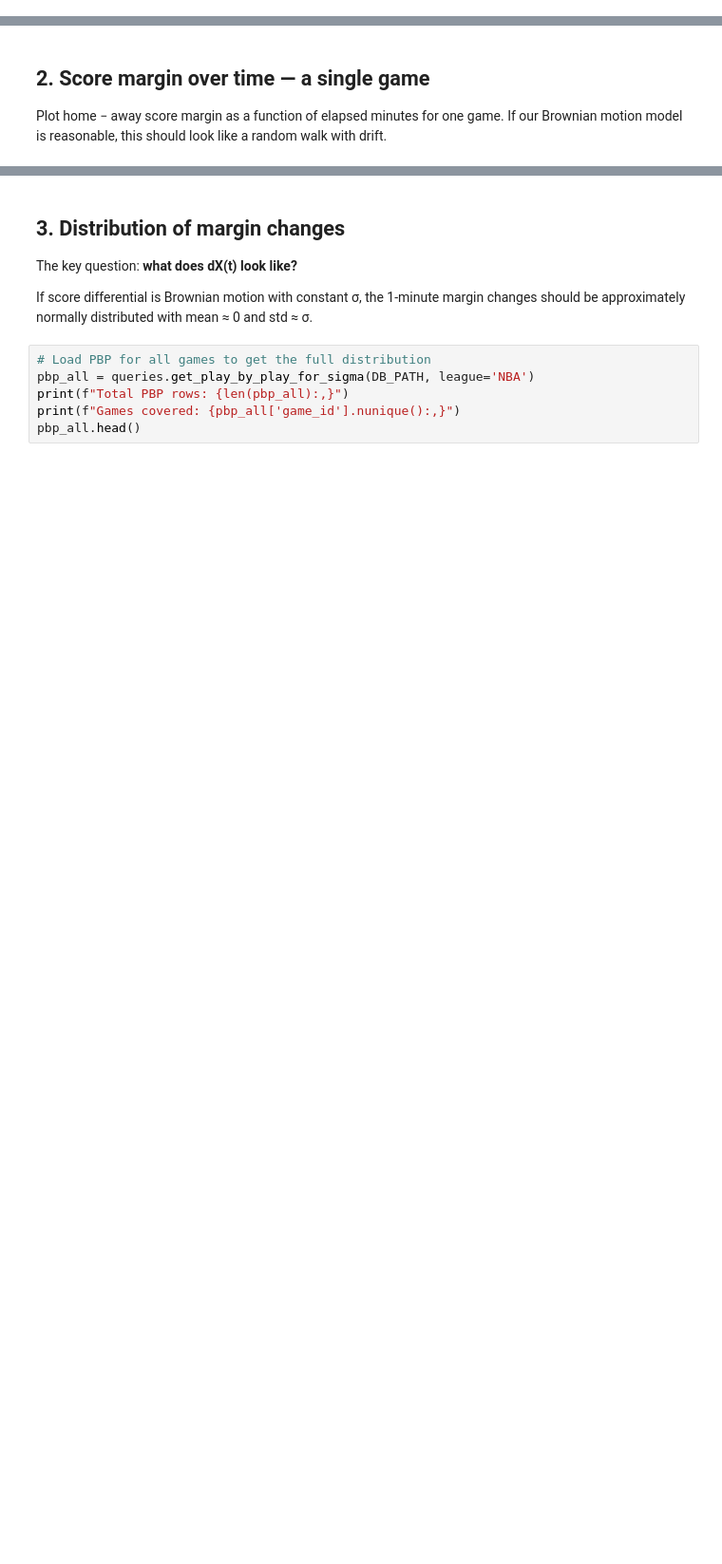
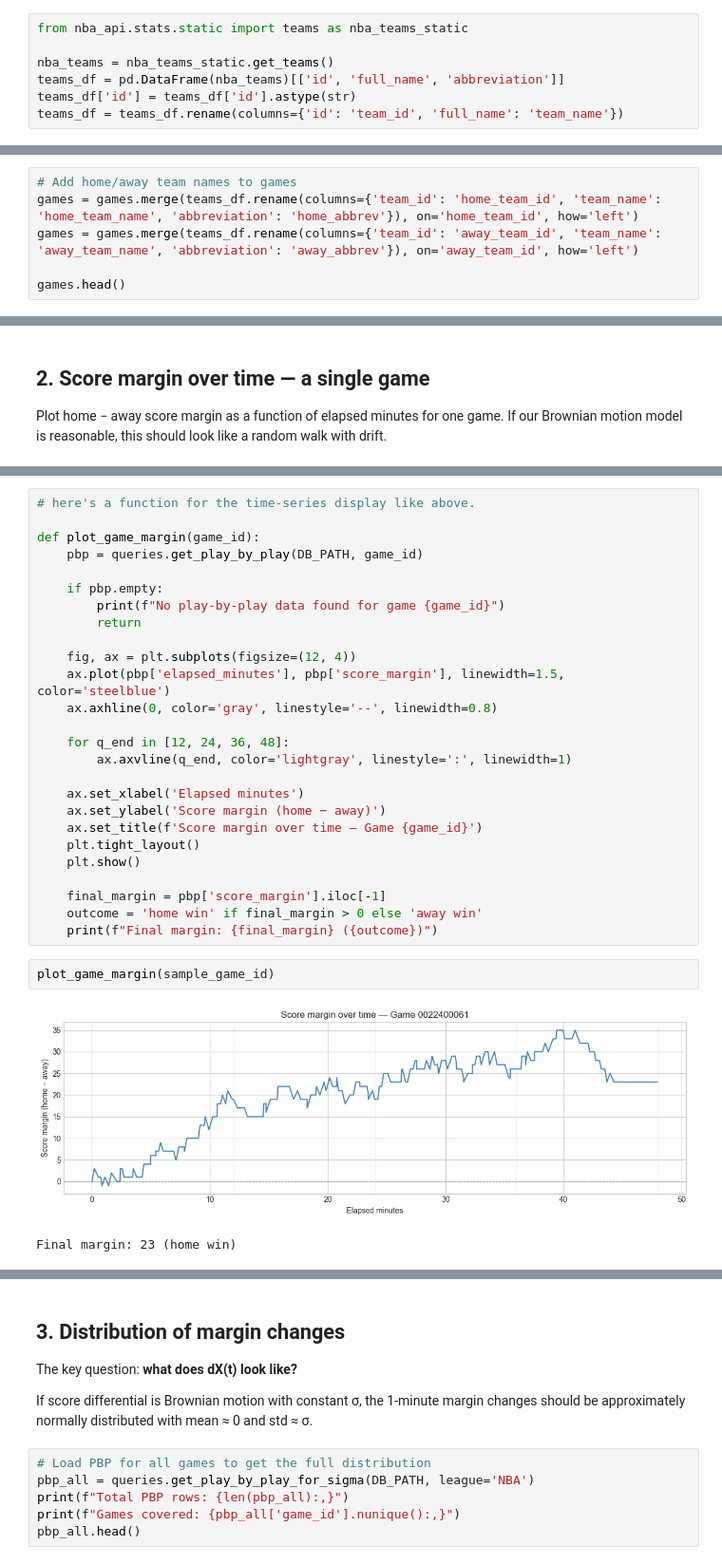
Before and after one commit to MatthewNortonPersonal/sports_quant_lab, a Jupyter notebook: notebooks/01_data_exploration.ipynb, the cells around one changed output, grey strips where cells are left out. Shown at 95% size. Drawn from its saved outputs; the diff is of its cells as text; blank space fills up the shorter version.

Commit message:
initial data exploration and sigma estimation

```diff
--- a/notebooks/01_data_exploration.ipynb
+++ b/notebooks/01_data_exploration.ipynb
@@ -30,0 +35,7 @@ print('Setup complete.')
+# %%
+from nba_api.stats.static import teams as nba_teams_static
+
+nba_teams = nba_teams_static.get_teams()
+teams_df = pd.DataFrame(nba_teams)[['id', 'full_name', 'abbreviation']]
+teams_df['id'] = teams_df['id'].astype(str)
+teams_df = teams_df.rename(columns={'id': 'team_id', 'full_name': 'team_name'})
@@ -40,0 +67,6 @@ games.head()
+# %%
+# Add home/away team names to games
+games = games.merge(teams_df.rename(columns={'team_id': 'home_team_id', 'team_name': 'home_team_name', 'abbreviation': 'home_abbrev'}), on='home_team_id', how='left')
+games = games.merge(teams_df.rename(columns={'team_id': 'away_team_id', 'team_name': 'away_team_name', 'abbreviation': 'away_abbrev'}), on='away_team_id', how='left')
+
+games.head()
@@ -65,0 +155,31 @@ print(f"Final margin: {pbp['score_margin'].iloc[-1]} ({'home win' if pbp['score_
+# %%
+# here's a function for the time-series display like above.
+
+def plot_game_margin(game_id):
+    pbp = queries.get_play_by_play(DB_PATH, game_id)
+
+    if pbp.empty:
+        print(f"No play-by-play data found for game {game_id}")
+        return
+
+    fig, ax = plt.subplots(figsize=(12, 4))
+    ax.plot(pbp['elapsed_minutes'], pbp['score_margin'], linewidth=1.5, color='steelblue')
+    ax.axhline(0, color='gray', linestyle='--', linewidth=0.8)
+
+    for q_end in [12, 24, 36, 48]:
+        ax.axvline(q_end, color='lightgray', linestyle=':', linewidth=1)
+
+    ax.set_xlabel('Elapsed minutes')
+    ax.set_ylabel('Score margin (home − away)')
+    ax.set_title(f'Score margin over time — Game {game_id}')
+    plt.tight_layout()
+    plt.show()
+
+    final_margin = pbp['score_margin'].iloc[-1]
+    outcome = 'home win' if final_margin > 0 else 'away win'
+    print(f"Final margin: {final_margin} ({outcome})")
+# %%
+plot_game_margin(sample_game_id)
+# %% [output]
+[figure, added]
+Final margin: 23 (home win)
```
Also changed, not shown: parts of 26 cells of this notebook, 7 other files.
